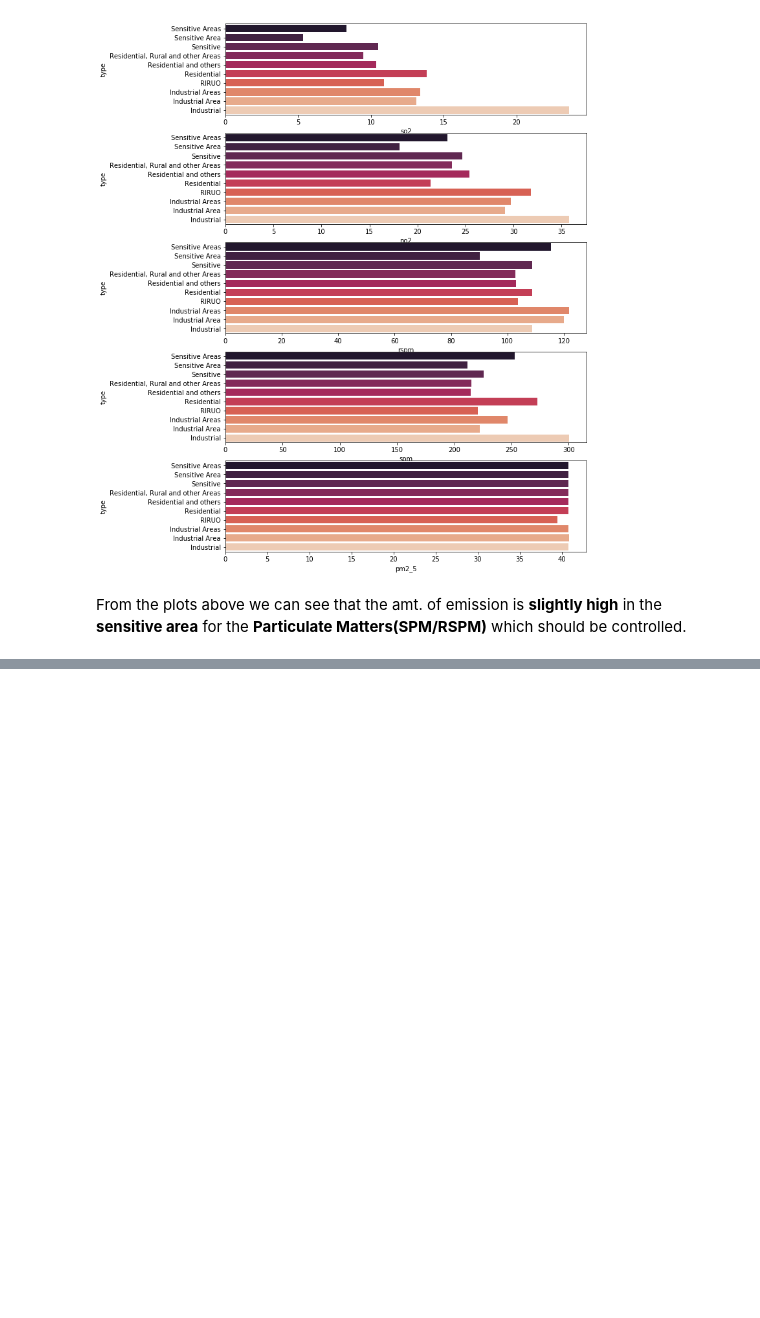
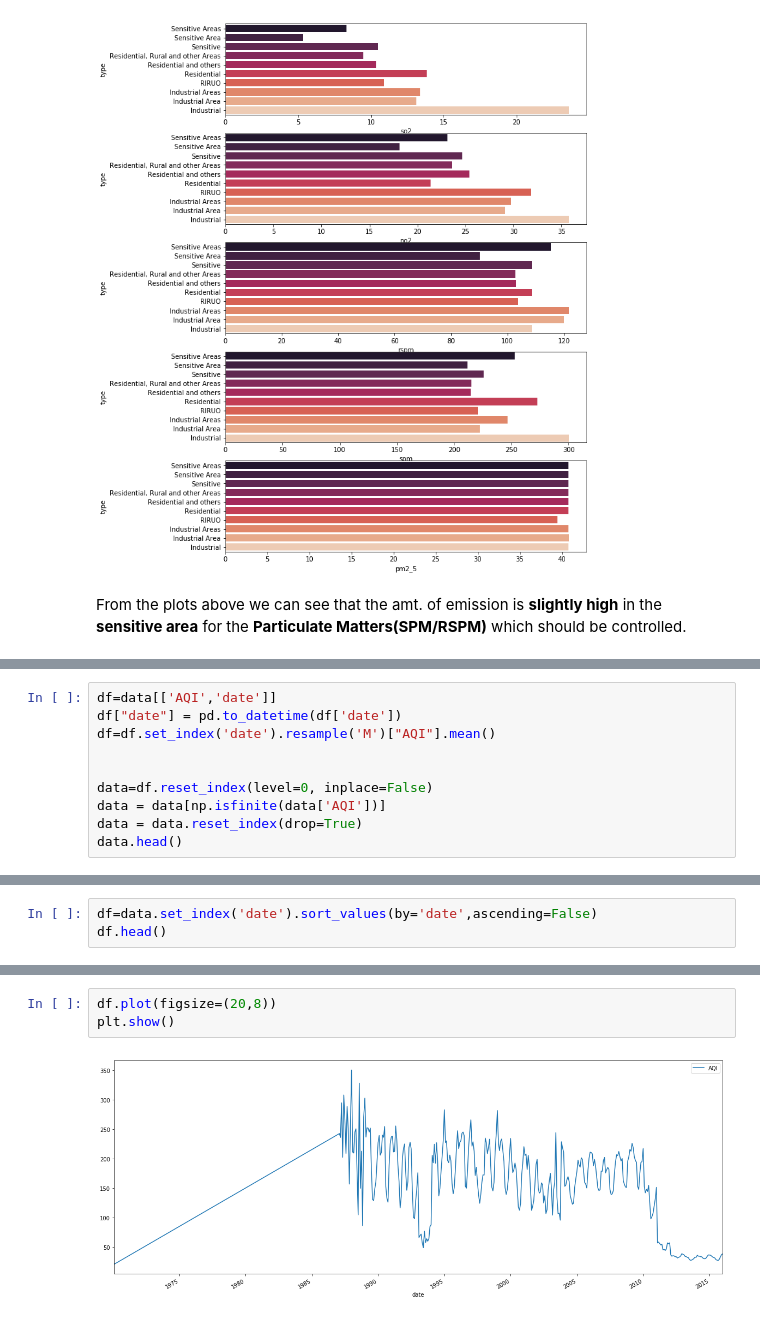
Before and after one commit to Pratham1807/India_Air_Quality, a Jupyter notebook: AirQuality(INDIA).ipynb, the cells around one changed output, grey strips where cells are left out. Saved outputs shown, nothing was run; the diff lists cells and outputs as text; blank space fills up the shorter version.

```diff
--- a/AirQuality(INDIA).ipynb
+++ b/AirQuality(INDIA).ipynb
@@ -598,0 +752,10 @@ From the plots above we can see that the amt. of emission is **slightly high** i
+# %%
+df=data[['AQI','date']]
+df["date"] = pd.to_datetime(df['date'])
+df=df.set_index('date').resample('M')["AQI"].mean()
+
+
+data=df.reset_index(level=0, inplace=False)
+data = data[np.isfinite(data['AQI'])]
+data = data.reset_index(drop=True)
+data.head()
@@ -598,0 +773,3 @@ From the plots above we can see that the amt. of emission is **slightly high** i
+# %%
+df=data.set_index('date').sort_values(by='date',ascending=False)
+df.head()
@@ -598,0 +784,5 @@ From the plots above we can see that the amt. of emission is **slightly high** i
+# %%
+df.plot(figsize=(20,8))
+plt.show()
+# %% [output]
+[figure, added]
```
Also changed, not shown: parts of 18 cells of this notebook, 2 other files.
